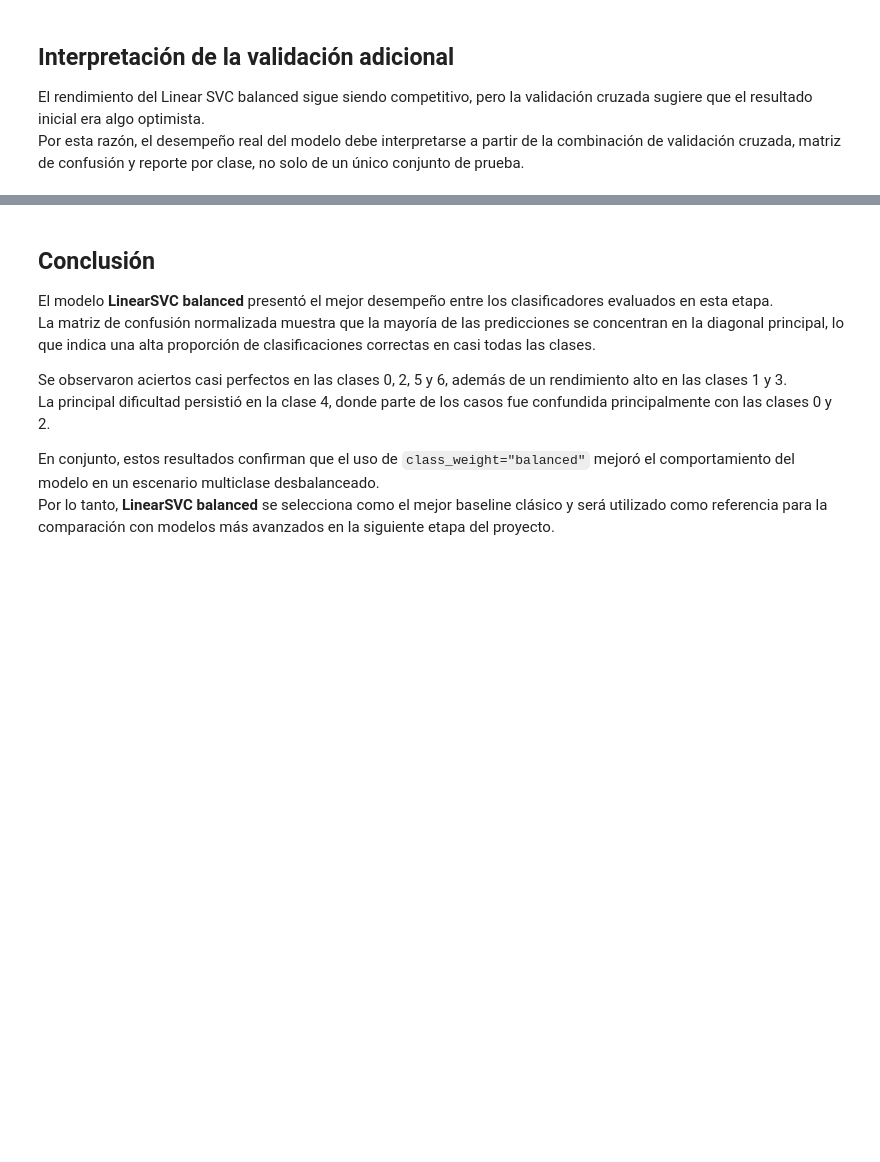
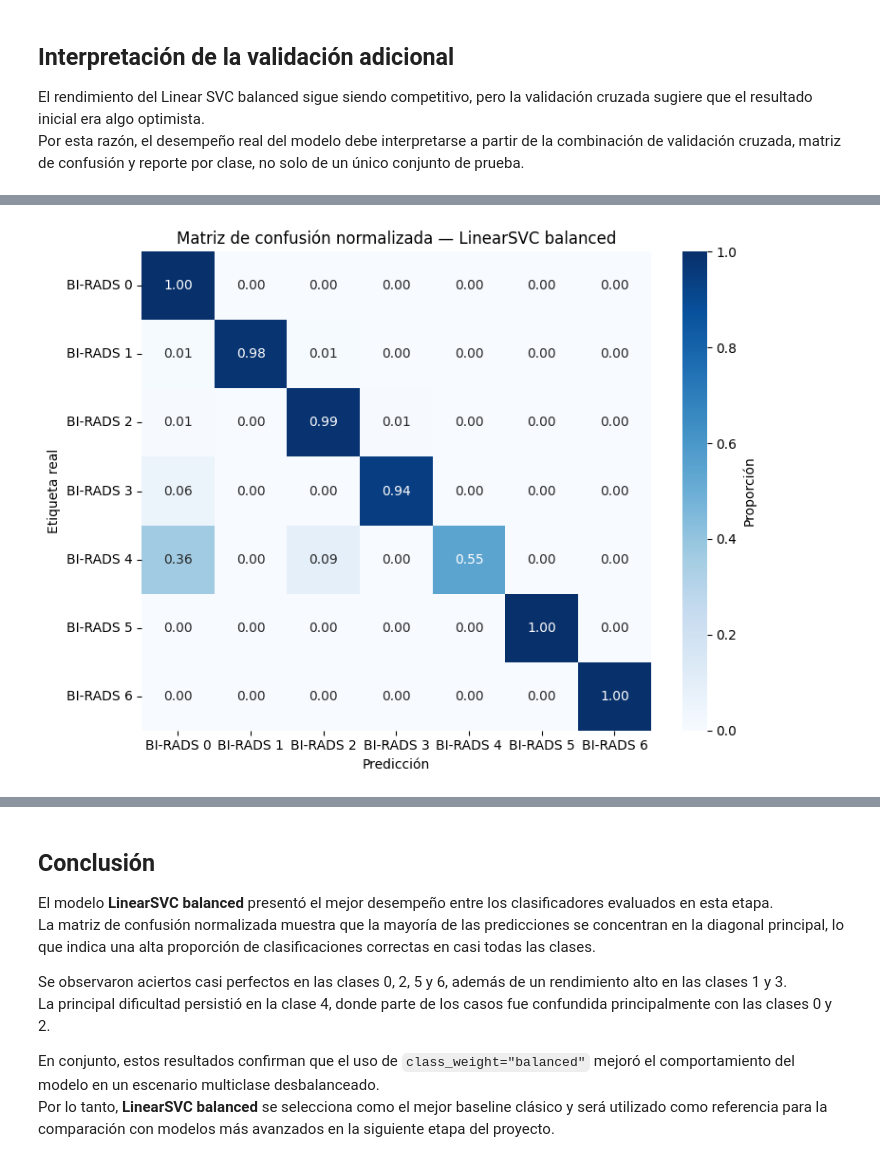
Before and after one commit to SebasDCIS/proyecto-ia-mamografia, a Jupyter notebook: notebooks/02_baseline_tfidf.ipynb, the cells around one changed output, grey strips where cells are left out. Drawn from its saved outputs; the diff is of its cells as text; code cells hidden in the pictures; blank space fills up the shorter version.

```diff
--- a/notebooks/02_baseline_tfidf.ipynb
+++ b/notebooks/02_baseline_tfidf.ipynb
@@ -511,3 +511,92 @@ scores["test_macro_f1"].mean(), scores["test_macro_f1"].std()
 
 El rendimiento del Linear SVC balanced sigue siendo competitivo, pero la validación cruzada sugiere que el resultado inicial era algo optimista.
 Por esta razón, el desempeño real del modelo debe interpretarse a partir de la combinación de validación cruzada, matriz de confusión y reporte por clase, no solo de un único conjunto de prueba.
+# %%
+
+import numpy as np
+import pandas as pd
+import matplotlib.pyplot as plt
+import seaborn as sns
+from sklearn.feature_extraction.text import TfidfVectorizer
+from sklearn.svm import LinearSVC
+from sklearn.metrics import (
+    accuracy_score, f1_score, precision_score, recall_score,
+    classification_report, confusion_matrix
+)
+
+NOMBRE_MODELO = "LinearSVC balanced"
+
+# -------------------------------------------------------
+# 1) Reentrenar LinearSVC balanced EXPLÍCITAMENTE
+# Sin depender de variables huérfanas de celdas anteriores
+# -------------------------------------------------------
+vectorizer = TfidfVectorizer(
+    ngram_range=(1, 2),
+    min_df=3,
+    max_df=0.95,
+    sublinear_tf=True
+)
+X_train_vec = vectorizer.fit_transform(train_df["text"])
+X_test_vec  = vectorizer.transform(test_df["text"])
+
+modelo_linsvc_bal = LinearSVC(class_weight="balanced", random_state=42)
+modelo_linsvc_bal.fit(X_train_vec, train_df["label"])
+
+y_pred = modelo_linsvc_bal.predict(X_test_vec)
+y_test = test_df["label"].values  # asegurar array
+print(f"LinearSVC balanced reentrenado y predicciones generadas: {len(y_pred)}")
+
+# -------------------------------------------------------
+# 2) Métricas globales
+# -------------------------------------------------------
+metricas_globales = {
+    "Modelo":             NOMBRE_MODELO,
+    "Accuracy":           round(accuracy_score(y_test, y_pred), 4),
+    "Macro F1":           round(f1_score(y_test, y_pred, average="macro", zero_division=0), 4),
+    "Weighted F1":        round(f1_score(y_test, y_pred, average="weighted", zero_division=0), 4),
+    "Precision (macro)":  round(precision_score(y_test, y_pred, average="macro", zero_division=0), 4),
+    "Recall (macro)":     round(recall_score(y_test, y_pred, average="macro", zero_division=0), 4),
+}
+print("\n" + "=" * 60)
+print(f"MÉTRICAS GLOBALES — {NOMBRE_MODELO}")
+print("=" * 60)
+for k, v in metricas_globales.items():
+    print(f"  {k:20s}: {v}")
+
+# -------------------------------------------------------
+# 3) Classification report por clase
+# -------------------------------------------------------
+print("\n" + "=" * 60)
+print(f"REPORTE POR CLASE — {NOMBRE_MODELO}")
+print("=" * 60)
+report_dict = classification_report(y_test, y_pred, digits=4, output_dict=True, zero_division=0)
+df_report = pd.DataFrame(report_dict).T.round(4)
+print(df_report.to_string())
+
+# -------------------------------------------------------
+# 4) Matriz de confusión normalizada
+# -------------------------------------------------------
+cm = confusion_matrix(y_test, y_pred, normalize="true")
+plt.figure(figsize=(8, 6))
+sns.heatmap(
+    cm, annot=True, fmt=".2f", cmap="Blues",
+    xticklabels=[f"BI-RADS {i}" for i in range(7)],
+    yticklabels=[f"BI-RADS {i}" for i in range(7)],
+    cbar_kws={"label": "Proporción"}
+)
+plt.title(f"Matriz de confusión normalizada — {NOMBRE_MODELO}")
+plt.xlabel("Predicción")
+plt.ylabel("Etiqueta real")
+plt.tight_layout()
+nombre_archivo = NOMBRE_MODELO.replace(' ', '_').lower()
+plt.savefig(f"confmat_{nombre_archivo}.png", dpi=200, bbox_inches="tight")
+plt.show()
+
+# -------------------------------------------------------
+# 5) Guardar resultados en CSV para reusar
+# -------------------------------------------------------
+df_report.to_csv(f"report_{nombre_archivo}.csv")
+print(f"\n✓ Archivos guardados:")
+print(f"  - confmat_{nombre_archivo}.png")
+print(f"  - report_{nombre_archivo}.csv")
+# %% [output]
@@ -513,0 +620 @@ Por esta razón, el desempeño real del modelo debe interpretarse a partir de la
+[figure, added]
```
Also changed, not shown: parts of 1 cell of this notebook, 12 other files.
